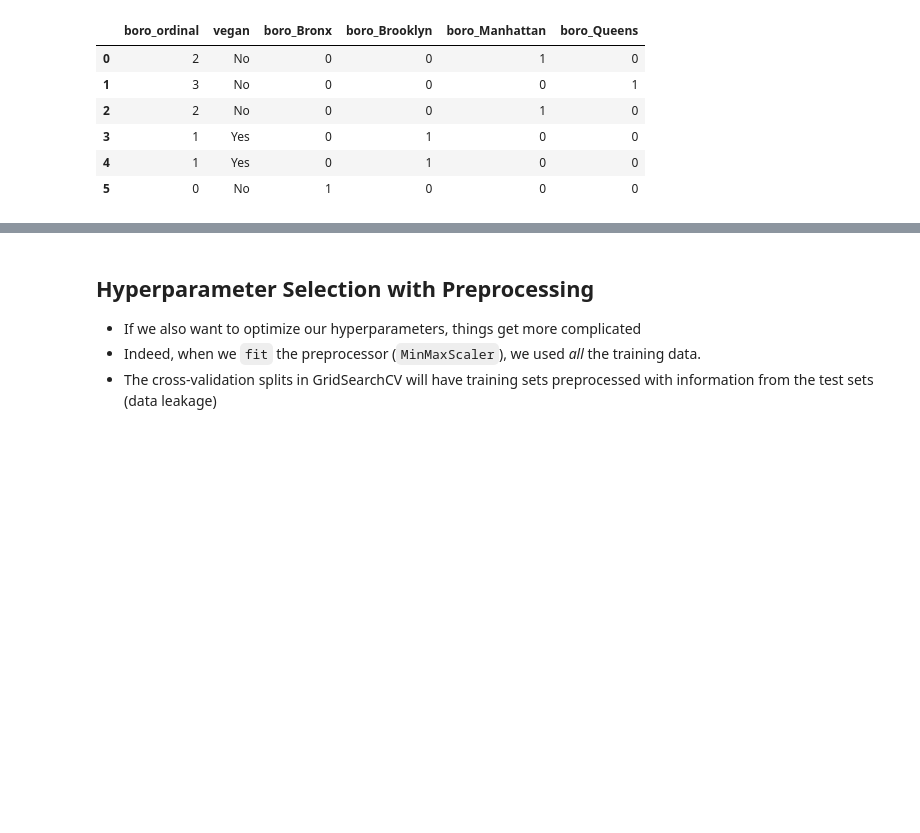
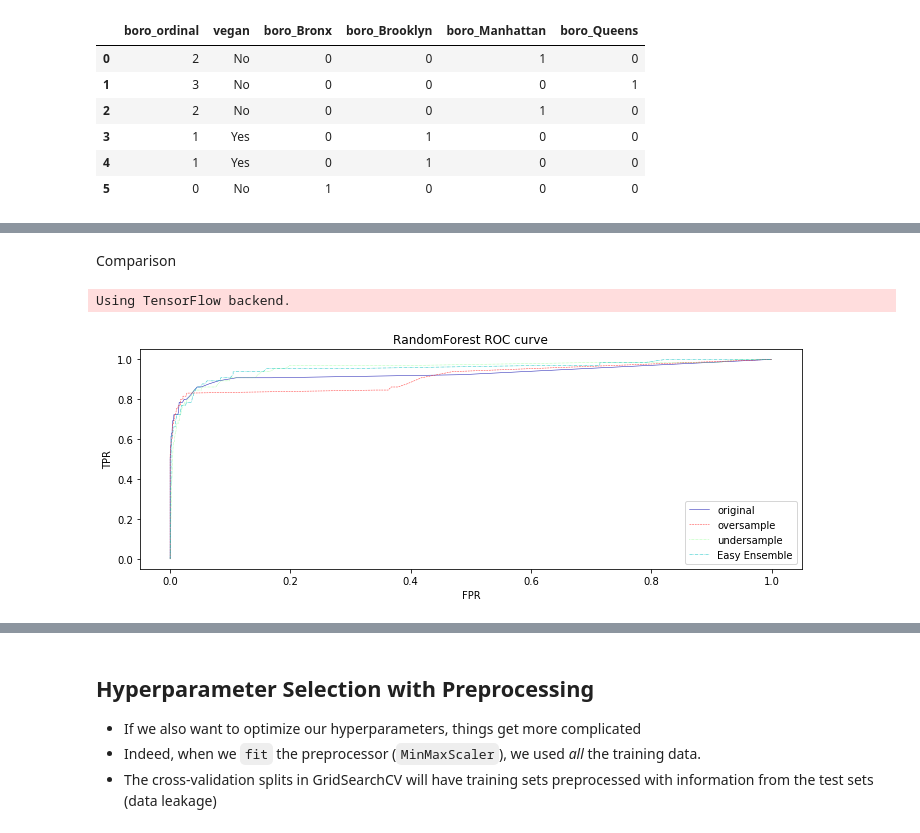
Before and after one commit to ML-course/engineer, a Jupyter notebook: notebooks/04 - Feature Engineering.ipynb, the cells around one changed output, grey strips where cells are left out. Cells and saved outputs as stored; diff of their text form; code cells hidden in the pictures; blank space fills up the shorter version.

```diff
--- a/notebooks/04 - Feature Engineering.ipynb
+++ b/notebooks/04 - Feature Engineering.ipynb
@@ -992,0 +1039,58 @@ pd_te
+# %% [markdown]
+Comparison
+# %%
+# mammography dataset https://www.openml.org/d/310
+from sklearn.datasets import fetch_openml
+from sklearn.linear_model import LogisticRegression
+from sklearn.ensemble import RandomForestClassifier
+from imblearn.pipeline import make_pipeline as make_imb_pipeline
+from imblearn.under_sampling import RandomUnderSampler
+from imblearn.over_sampling import RandomOverSampler
+from imblearn.ensemble import BalancedBaggingClassifier
+from sklearn.metrics import roc_curve
+from sklearn.tree import DecisionTreeClassifier
+from sklearn.model_selection import train_test_split
+import numpy as np
+import matplotlib.pyplot as plt
+
+data = fetch_openml('mammography')
+X, y = data.data, data.target
+y = (y.astype(np.int) + 1) // 2
+X_train, X_test, y_train, y_test = train_test_split(X, y, stratify=y, random_state=0)
+
+oversample_pipe_rf = make_imb_pipeline(RandomOverSampler(), RandomForestClassifier(n_estimators=100))
+undersample_pipe_rf = make_imb_pipeline(RandomUnderSampler(), RandomForestClassifier(n_estimators=100))
+
+resampled_rf = BalancedBaggingClassifier(base_estimator=DecisionTreeClassifier(max_features='auto'),
+                                         n_estimators=100, random_state=0)
+
+oversample_pipe_rf.fit(X_train, y_train)
+probs_oversample = oversample_pipe_rf.predict_proba(X_test)[:, 1]
+fpr_over, tpr_over, _ = roc_curve(y_test, probs_oversample)
+
+undersample_pipe_rf.fit(X_train, y_train)
+probs_undersample = undersample_pipe_rf.predict_proba(X_test)[:, 1]
+fpr_under, tpr_under, _ = roc_curve(y_test, probs_undersample)
+
+resampled_rf.fit(X_train, y_train)
+probs_easy_ensemble = resampled_rf.predict_proba(X_test)[:, 1]
+fpr_ee, tpr_ee, _ = roc_curve(y_test, probs_easy_ensemble)
+
+rf = RandomForestClassifier(n_estimators=100, random_state=0).fit(X_train, y_train)
+probs_original = rf.predict_proba(X_test)[:, 1]
+fpr_org, tpr_org, _ = roc_curve(y_test, probs_original)
+
+fig, axes = plt.subplots(figsize=(10, 4))
+axes.plot(fpr_org, tpr_org, label="original", alpha=.9)
+axes.plot(fpr_over, tpr_over, label="oversample", alpha=.9)
+axes.plot(fpr_under, tpr_under, label="undersample", alpha=.9)
+axes.plot(fpr_ee, tpr_ee, label="Easy Ensemble", alpha=.9)
+axes.legend()
+axes.set_xlabel("FPR")
+axes.set_ylabel("TPR")
+axes.set_title("RandomForest ROC curve")
+
+plt.tight_layout()
+# %% [output]
+Using TensorFlow backend.
+[figure, added]
```
Also changed, not shown: parts of 13 cells of this notebook, 4 other files.
